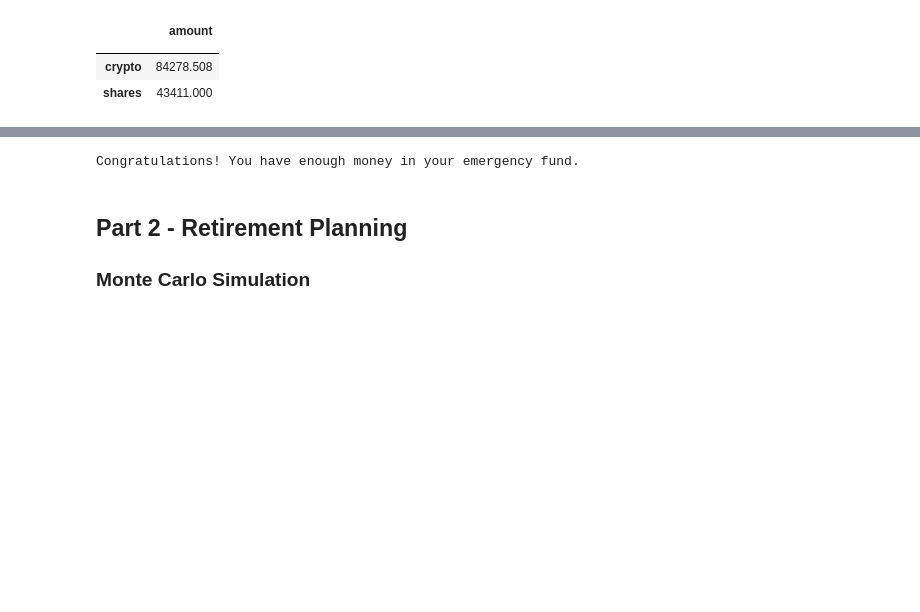
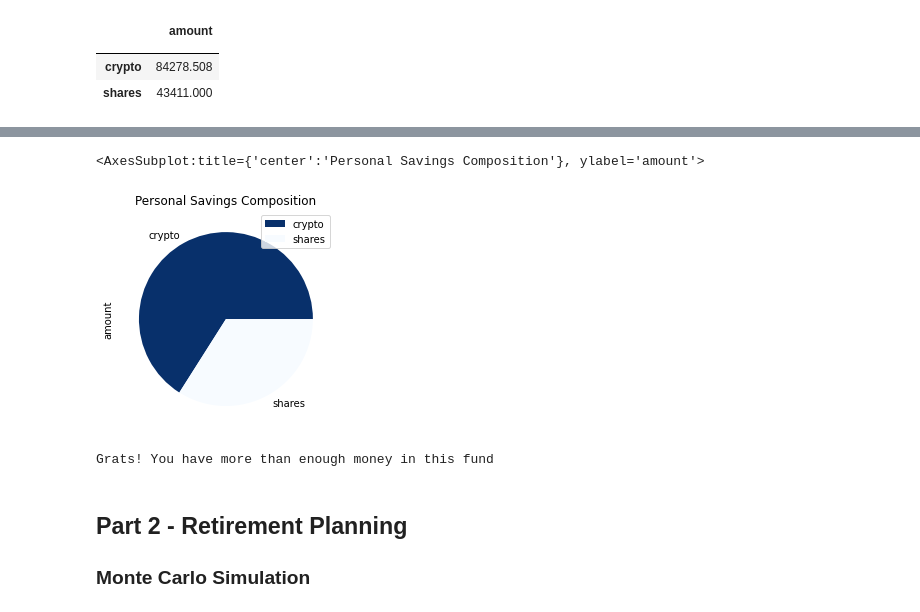
Before and after one commit to BaldHeads/API_practice, a Jupyter notebook: Instructions/Starter_Code/financial-planner.ipynb, the cells around one changed output, grey strips where cells are left out. Saved outputs shown, nothing was run; the diff lists cells and outputs as text; code cells hidden in the pictures; blank space fills up the shorter version.

```diff
--- a/Instructions/Starter_Code/financial-planner.ipynb
+++ b/Instructions/Starter_Code/financial-planner.ipynb
@@ -151,14 +145,28 @@ display(df_savings)
+# %%
+# Plot savings pie chart
+df_savings.plot.pie(y=0, title="Personal Savings Composition", colormap="Blues_r")
+# %% [output]
+<AxesSubplot:title={'center':'Personal Savings Composition'}, ylabel='amount'>
+[figure, added]
 # %%
 # Set ideal emergency fund
 emergency_fund = monthly_income * 3
 
 # Calculate total amount of savings
-# YOUR CODE HERE!
+total_savings = crypto + shares
 
-# Validate saving health
-# YOUR CODE HERE!
+# variable for reaching emergency fund
+leftover = emergency_fund - total_savings
-# %% [output]
-Congratulations! You have enough money in your emergency fund.
+# %%
+# Validate saving health
+if total_savings == emergency_fund:
+    print("Great job reaching this financial goal")
+elif total_savings < emergency_fund == True:
+    print("You are $" + str(leftover) + "away from reaching the goal")
+else:
+    print("Grats! You have more than enough money in this fund")
+# %% [output]
+Grats! You have more than enough money in this fund
 # %% [markdown]
 ## Part 2 - Retirement Planning
 
```
Also changed, not shown: parts of 1 cell of this notebook.
